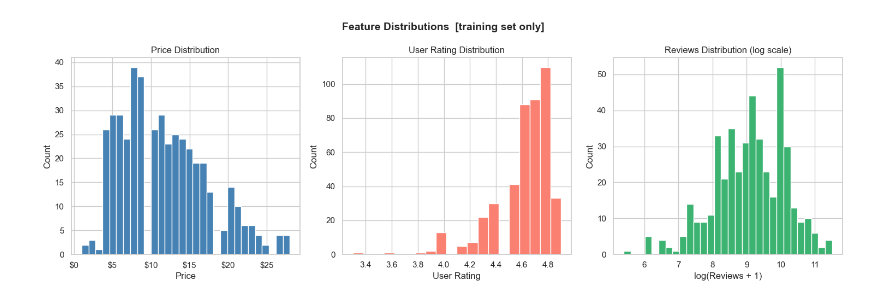
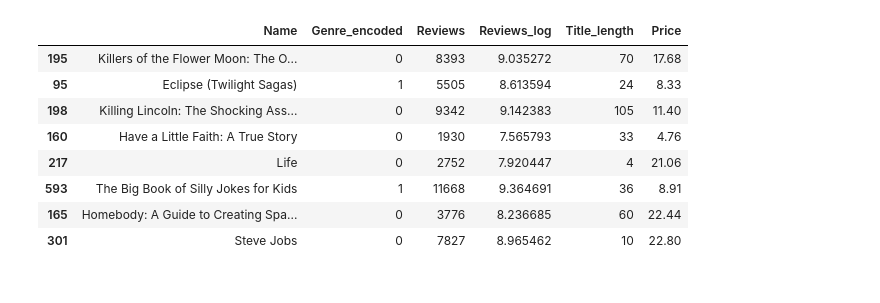
Before and after one commit to antonnoel/book-price-prediction, a Jupyter notebook: book-price-analysis-anton-bozoki.ipynb, the cells around one changed output. Cells and saved outputs as stored; diff of their text form; code cells hidden in the pictures.

```diff
--- a/book-price-analysis-anton-bozoki.ipynb
+++ b/book-price-analysis-anton-bozoki.ipynb
@@ -118,36 +110,31 @@ display(df_train[["Name", "Genre_encoded", "Reviews", "Reviews_log",
 # %%
-def plot_distributions(df):
+def engineer_features(df):
     """
-    Plots histograms for price, user rating, and log-transformed reviews.
-
+    Adds new columns needed for ML prediction, added to the training set.
+    New columns:
+        Genre_encoded (int): 1 = Fiction, 0 = Non Fiction
+        Title_length  (int): number of characters in the book title
+        Reviews_log   (float): log1p-transformed review count. Log is needed, so books with fewer reviews (~1000 reviews)
+        can be compared with books with more reviews (~100,000 reviews)
     """
-    fig, axes = plt.subplots(1, 3, figsize=(15, 5))
-    fig.suptitle("Feature Distributions  [training set only]",
-                 fontsize=14, fontweight="bold")
-
-    axes[0].hist(df["Price"], bins=30, color="steelblue", edgecolor="white")
-    axes[0].set_title("Price Distribution")
-    axes[0].set_xlabel("Price")
-    axes[0].set_ylabel("Count")
-    axes[0].xaxis.set_major_formatter(ticker.FuncFormatter(lambda x, _: f"${x:.0f}"))
-
-    axes[1].hist(df["User Rating"], bins=20, color="salmon", edgecolor="white")
-    axes[1].set_title("User Rating Distribution")
-    axes[1].set_xlabel("User Rating")
-    axes[1].set_ylabel("Count")
-
-    axes[2].hist(df["Reviews_log"], bins=30, color="mediumseagreen", edgecolor="white")
-    axes[2].set_title("Reviews Distribution (log scale)")
-    axes[2].set_xlabel("log(Reviews + 1)")
-    axes[2].set_ylabel("Count")
-
-    plt.tight_layout()
-    plt.savefig("distributions.png", dpi=150)
-    plt.show()
+    df = df.copy()
+    df["Genre_encoded"] = (df["Genre"] == "Fiction").astype(int)
+    df["Reviews_log"]   = np.log1p(df["Reviews"]) # ln(1+x) is used, so if we have a book with zero reviews, the code does not crash
+    df["Title_length"]  = df["Name"].apply(len)
+    return df
 
 
-# We check distributions to decide if transformations are needed before modeling
-plot_distributions(df_train)
+df_train = engineer_features(df_train)
+display(df_train[["Name", "Genre_encoded", "Reviews", "Reviews_log",
+                   "Title_length", "Price"]].head(8)) # example values
 # %% [output]
-[figure, removed]
+|  | Name | Genre_encoded | Reviews | Reviews_log | Title_length | Price |
+| 195 | Killers of the Flower Moon: The O... | 0 | 8393 | 9.035272 | 70 | 17.68 |
+| 95 | Eclipse (Twilight Sagas) | 1 | 5505 | 8.613594 | 24 | 8.33 |
+| 198 | Killing Lincoln: The Shocking Ass... | 0 | 9342 | 9.142383 | 105 | 11.40 |
+| 160 | Have a Little Faith: A True Story | 0 | 1930 | 7.565793 | 33 | 4.76 |
+| 217 | Life | 0 | 2752 | 7.920447 | 4 | 21.06 |
+| 593 | The Big Book of Silly Jokes for Kids | 1 | 11668 | 9.364691 | 36 | 8.91 |
+| 165 | Homebody: A Guide to Creating Spa... | 0 | 3776 | 8.236685 | 60 | 22.44 |
+| 301 | Steve Jobs | 0 | 7827 | 8.965462 | 10 | 22.80 |
 # %%
```
Also changed, not shown: parts of 14 cells of this notebook, 8 other files.
